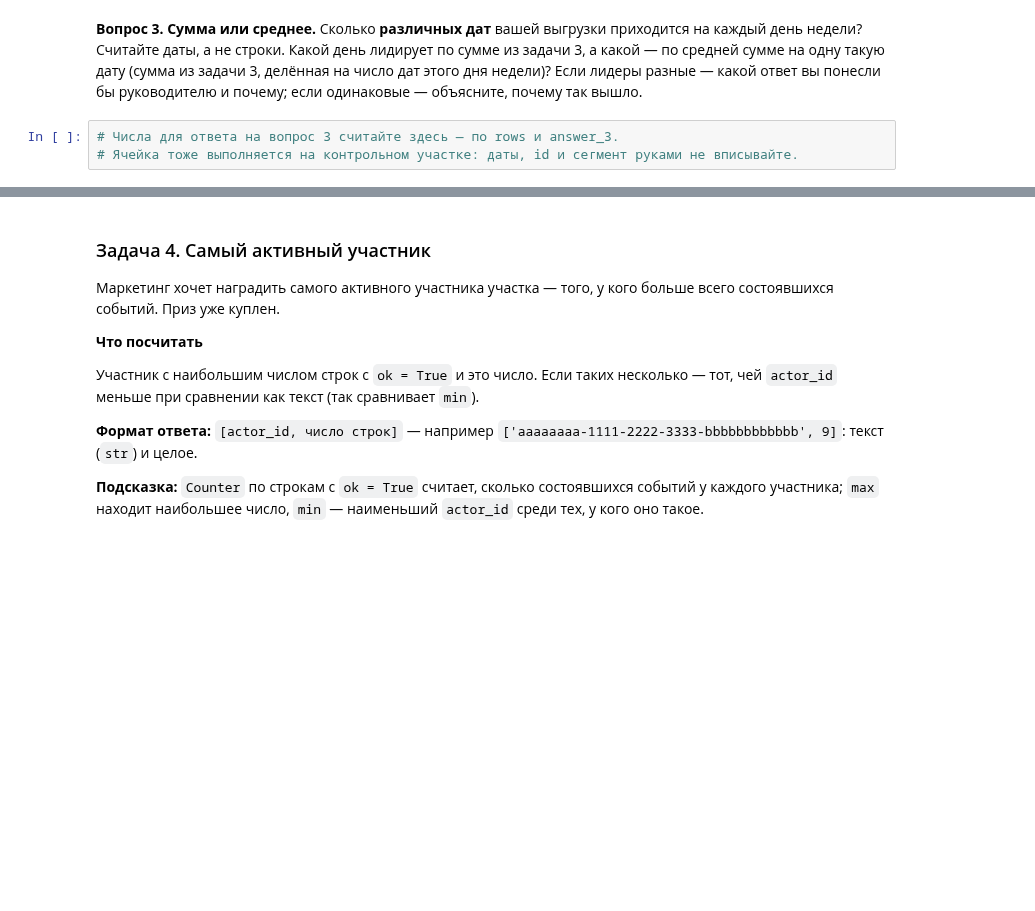
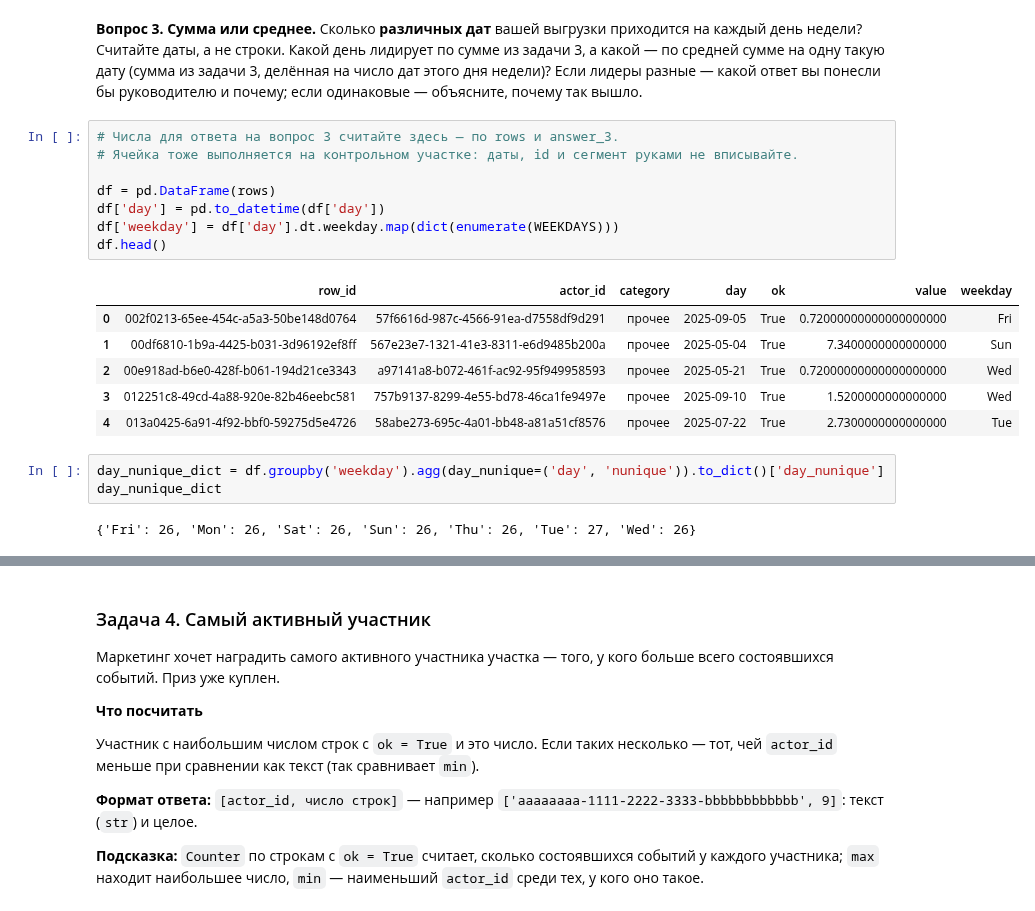
Before and after one commit to AlexxanderrSid/HSE-prime-monitor, a Jupyter notebook: notebooks/дз-1-окружение-и-репозиторий/hw1.ipynb, the cells around one changed output, grey strips where cells are left out. Saved outputs shown, nothing was run; the diff lists cells and outputs as text; blank space fills up the shorter version.

```diff
--- a/notebooks/дз-1-окружение-и-репозиторий/hw1.ipynb
+++ b/notebooks/дз-1-окружение-и-репозиторий/hw1.ipynb
@@ -403,3 +503,20 @@ answer_3
 # %%
 # Числа для ответа на вопрос 3 считайте здесь — по rows и answer_3.
 # Ячейка тоже выполняется на контрольном участке: даты, id и сегмент руками не вписывайте.
+
+df = pd.DataFrame(rows)
+df['day'] = pd.to_datetime(df['day'])
+df['weekday'] = df['day'].dt.weekday.map(dict(enumerate(WEEKDAYS)))
+df.head()
+# %% [output]
+|  | row_id | actor_id | category | day | ok | value | weekday |
+| 0 | 002f0213-65ee-454c-a5a3-50be148d0764 | 57f6616d-987c-4566-91ea-d7558df9d291 | прочее | 2025-09-05 | True | 0.72000000000000000000 | Fri |
+| 1 | 00df6810-1b9a-4425-b031-3d96192ef8ff | 567e23e7-1321-41e3-8311-e6d9485b200a | прочее | 2025-05-04 | True | 7.3400000000000000 | Sun |
+| 2 | 00e918ad-b6e0-428f-b061-194d21ce3343 | a97141a8-b072-461f-ac92-95f949958593 | прочее | 2025-05-21 | True | 0.72000000000000000000 | Wed |
+| 3 | 012251c8-49cd-4a88-920e-82b46eebc581 | 757b9137-8299-4e55-bd78-46ca1fe9497e | прочее | 2025-09-10 | True | 1.5200000000000000 | Wed |
+| 4 | 013a0425-6a91-4f92-bbf0-59275d5e4726 | 58abe273-695c-4a01-bb48-a81a51cf8576 | прочее | 2025-07-22 | True | 2.7300000000000000 | Tue |
+# %%
+day_nunique_dict = df.groupby('weekday').agg(day_nunique=('day', 'nunique')).to_dict()['day_nunique']
+day_nunique_dict
+# %% [output]
+{'Fri': 26, 'Mon': 26, 'Sat': 26, 'Sun': 26, 'Thu': 26, 'Tue': 27, 'Wed': 26}
```
Also changed, not shown: parts of 35 cells of this notebook.
